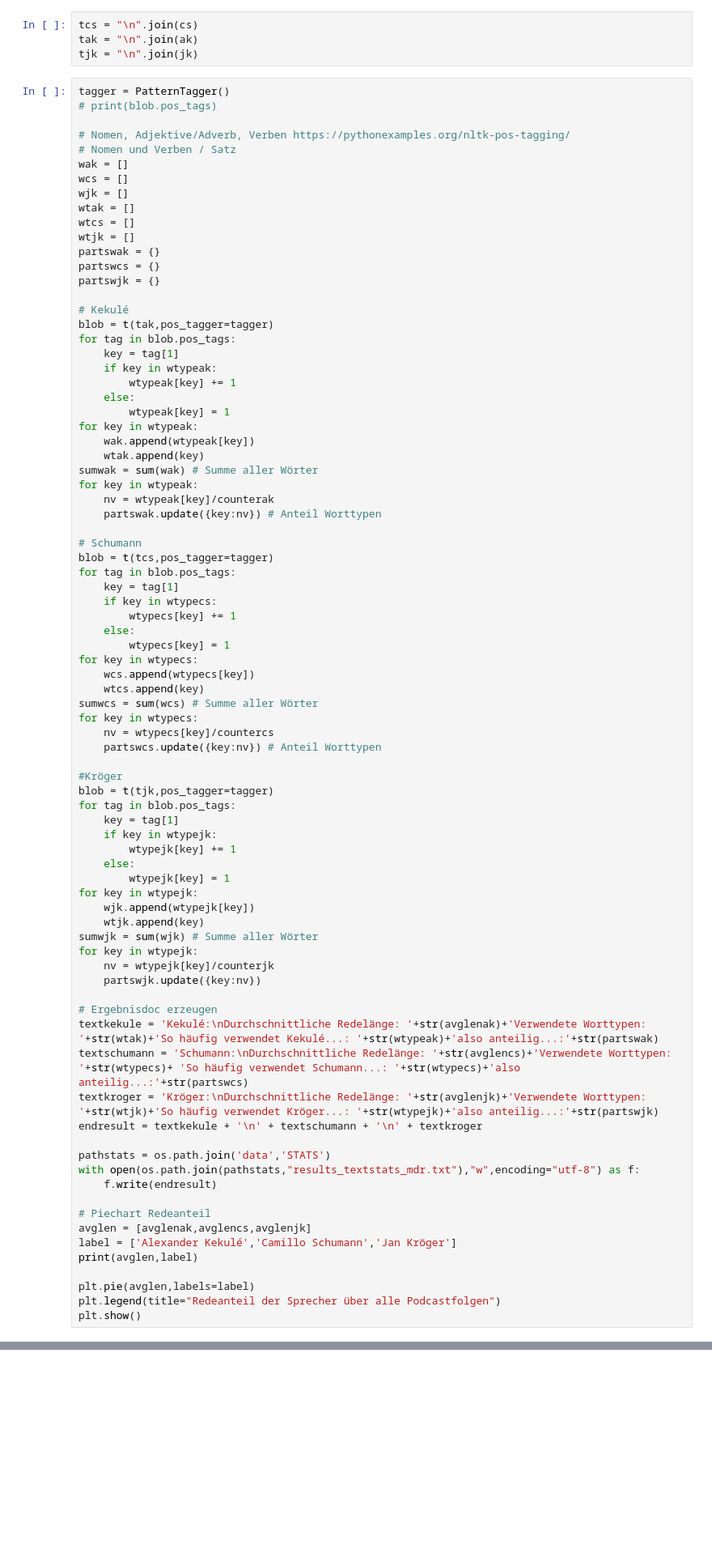
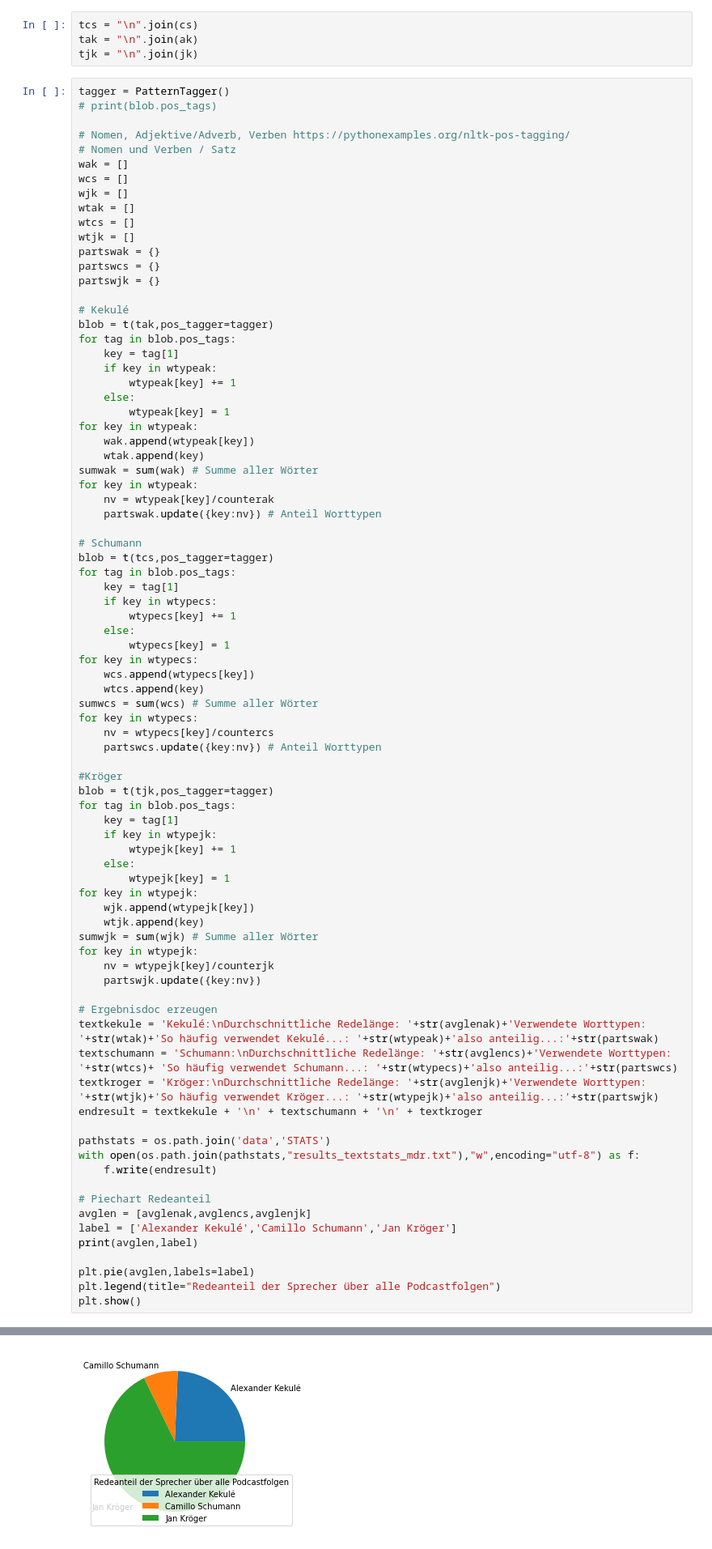
Before and after one commit to Zadest/PodcastNLP, a Jupyter notebook: textstats_mdr.ipynb, the cells around one changed output, grey strips where cells are left out. Shown: that part at 81% size. Saved outputs shown, nothing was run; the diff lists cells and outputs as text; blank space fills up the shorter version.

```diff
--- a/textstats_mdr.ipynb
+++ b/textstats_mdr.ipynb
@@ -163,7 +160,7 @@ for key in wtypejk:
 
 # Ergebnisdoc erzeugen
 textkekule = 'Kekulé:\nDurchschnittliche Redelänge: '+str(avglenak)+'Verwendete Worttypen: '+str(wtak)+'So häufig verwendet Kekulé...: '+str(wtypeak)+'also anteilig...:'+str(partswak)
-textschumann = 'Schumann:\nDurchschnittliche Redelänge: '+str(avglencs)+'Verwendete Worttypen: '+str(wtypecs)+ 'So häufig verwendet Schumann...: '+str(wtypecs)+'also anteilig...:'+str(partswcs)
+textschumann = 'Schumann:\nDurchschnittliche Redelänge: '+str(avglencs)+'Verwendete Worttypen: '+str(wtcs)+ 'So häufig verwendet Schumann...: '+str(wtypecs)+'also anteilig...:'+str(partswcs)
 textkroger = 'Kröger:\nDurchschnittliche Redelänge: '+str(avglenjk)+'Verwendete Worttypen: '+str(wtjk)+'So häufig verwendet Kröger...: '+str(wtypejk)+'also anteilig...:'+str(partswjk)
 endresult = textkekule + '\n' + textschumann + '\n' + textkroger
 
@@ -183,0 +181 @@ SyntaxError: invalid syntax (<ipython-input-542-07bc02f90d39>, line 79)
+[figure, added]
```
Also changed, not shown: parts of 3 cells of this notebook.
